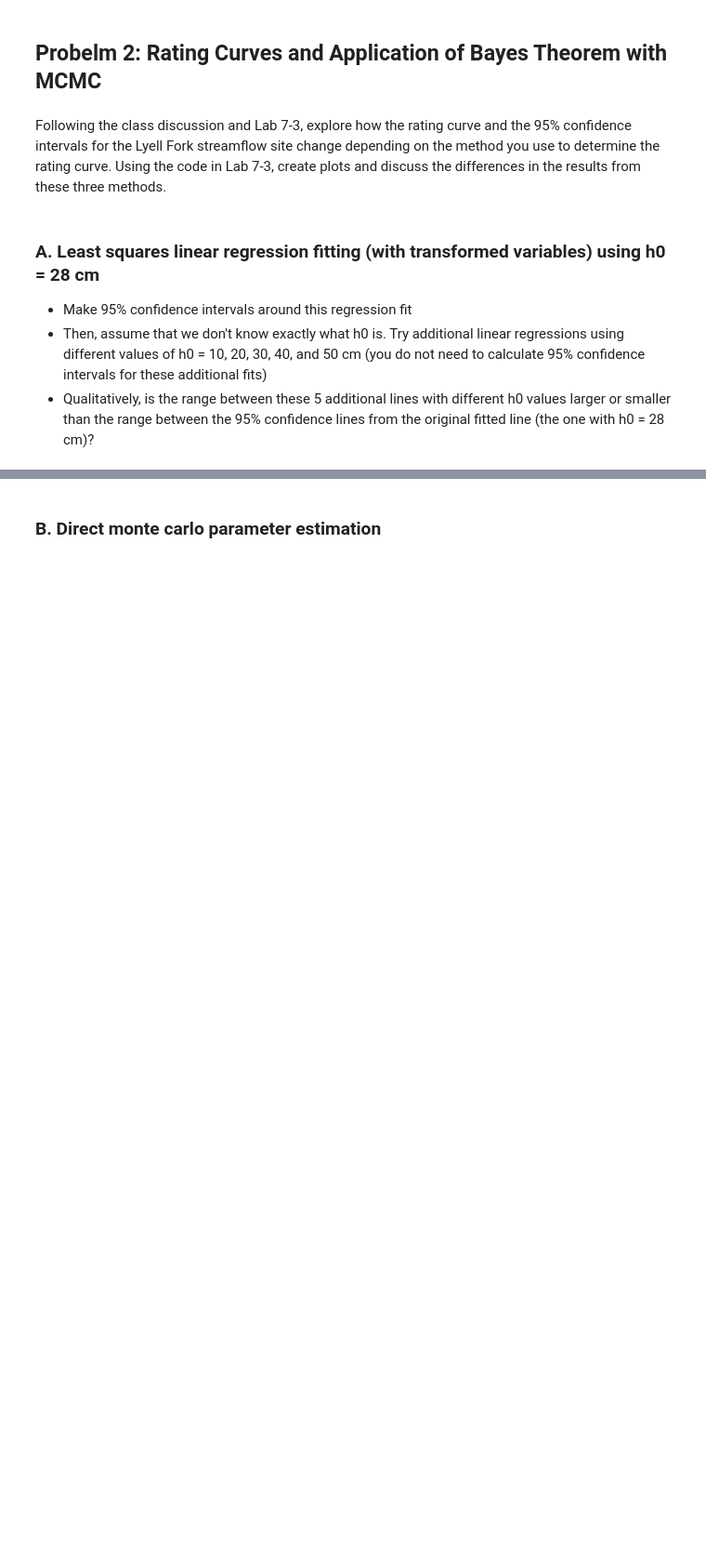
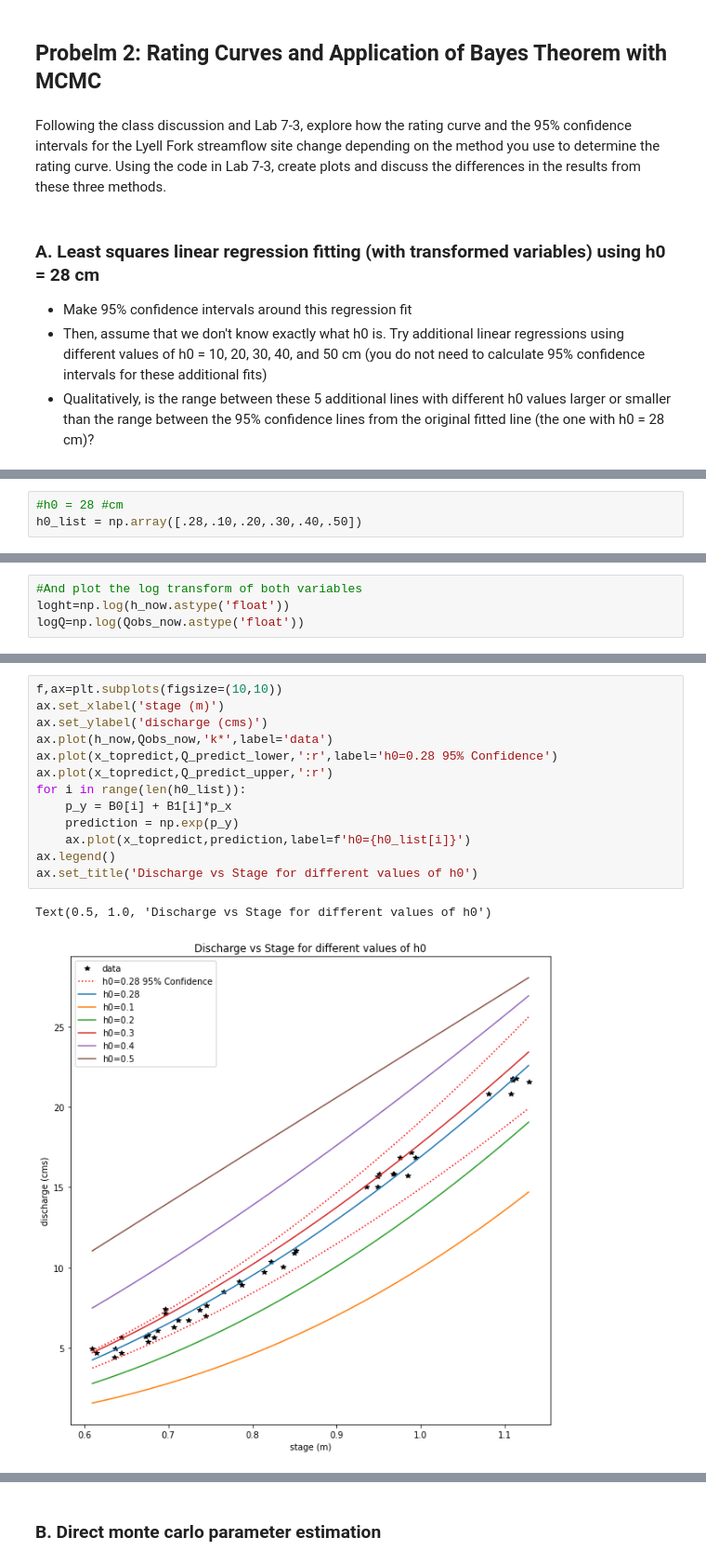
Before and after one commit to egagli/cewa565, a Jupyter notebook: homework/7/hw7.ipynb, the cells around one changed output, grey strips where cells are left out. Shown at 93% size. Cells and saved outputs as stored; diff of their text form; blank space fills up the shorter version.

```diff
--- a/homework/7/hw7.ipynb
+++ b/homework/7/hw7.ipynb
@@ -26,0 +126,3 @@ Following the class discussion and Lab 7-3, explore how the rating curve and the
+# %%
+#h0 = 28 #cm
+h0_list = np.array([.28,.10,.20,.30,.40,.50])
@@ -26,0 +153,4 @@ Following the class discussion and Lab 7-3, explore how the rating curve and the
+# %%
+#And plot the log transform of both variables
+loght=np.log(h_now.astype('float'))
+logQ=np.log(Qobs_now.astype('float'))
@@ -26,0 +250,16 @@ Following the class discussion and Lab 7-3, explore how the rating curve and the
+# %%
+f,ax=plt.subplots(figsize=(10,10))
+ax.set_xlabel('stage (m)')
+ax.set_ylabel('discharge (cms)')
+ax.plot(h_now,Qobs_now,'k*',label='data')
+ax.plot(x_topredict,Q_predict_lower,':r',label='h0=0.28 95% Confidence')
+ax.plot(x_topredict,Q_predict_upper,':r')
+for i in range(len(h0_list)):
+    p_y = B0[i] + B1[i]*p_x
+    prediction = np.exp(p_y)
+    ax.plot(x_topredict,prediction,label=f'h0={h0_list[i]}')
+ax.legend()
+ax.set_title('Discharge vs Stage for different values of h0')
+# %% [output]
+Text(0.5, 1.0, 'Discharge vs Stage for different values of h0')
+[figure, added]
```
Also changed, not shown: parts of 39 cells of this notebook, 1 other file.
